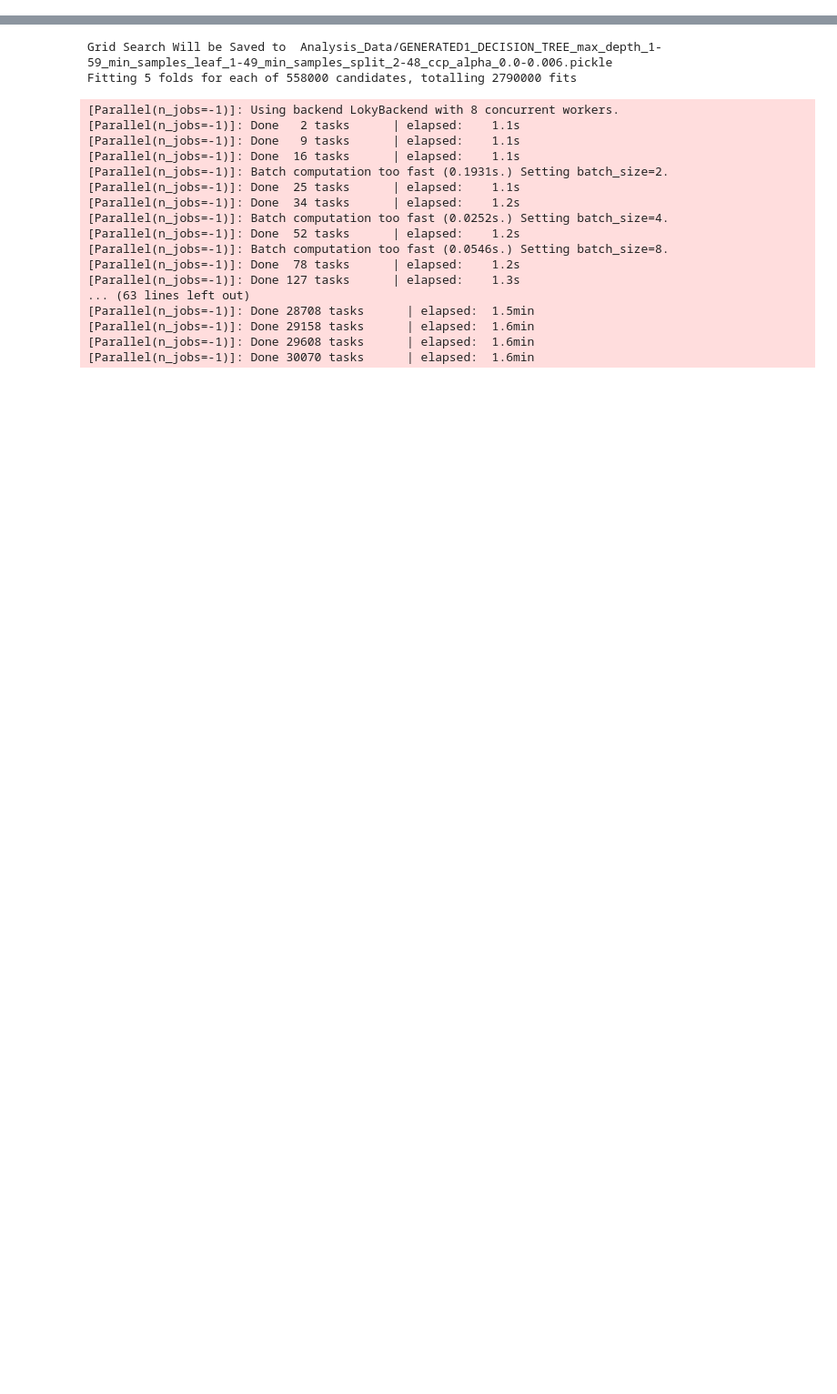
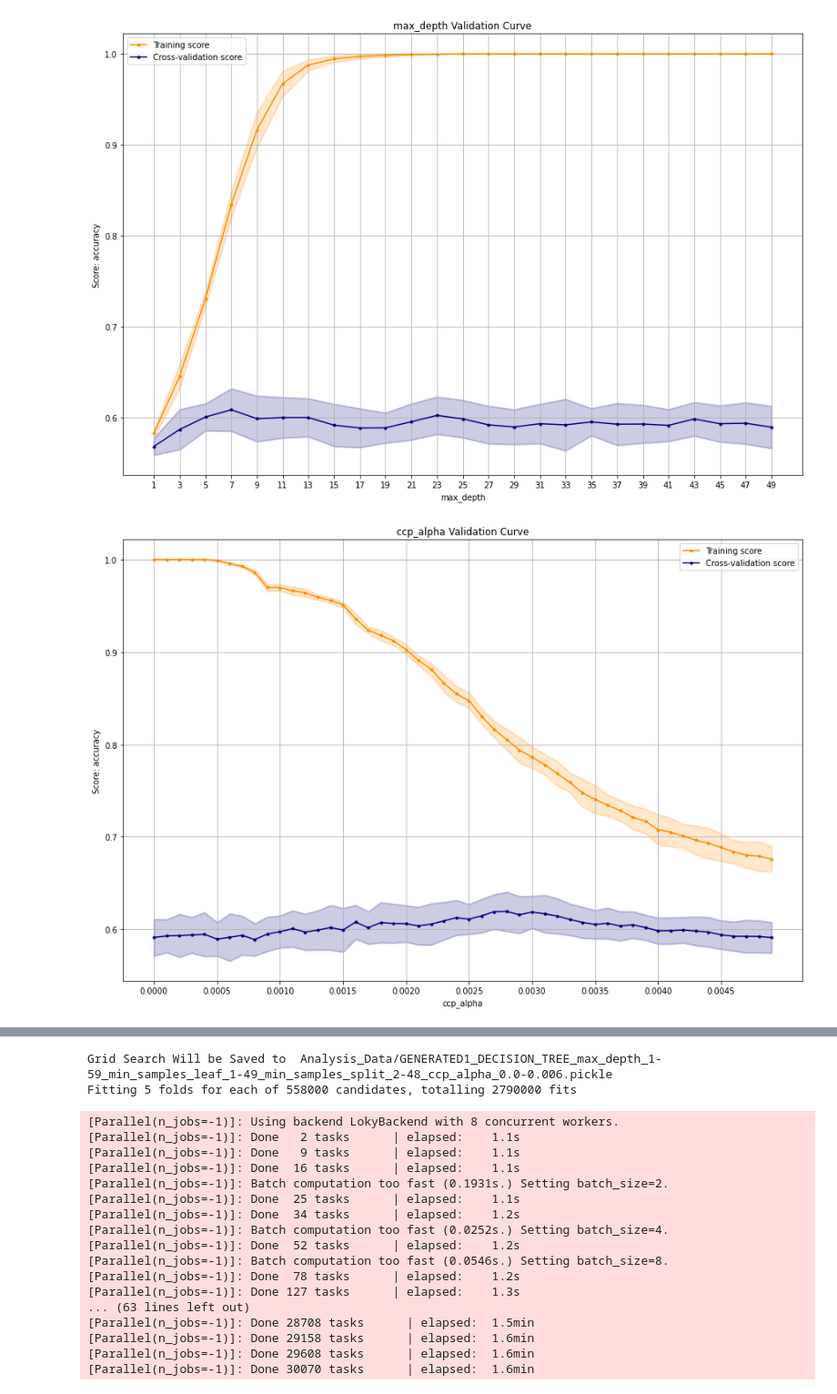
Before and after one commit to Inquisitive-ME/SupervisedLearning_Project_Code, a Jupyter notebook: DecisionTrees/generated_large_num_features_decision_trees_analysis.ipynb, the cells around one changed output, grey strips where cells are left out. Shown at 91% size. Cells and saved outputs as stored; diff of their text form; code cells hidden in the pictures; blank space fills up the shorter version.

```diff
--- a/DecisionTrees/generated_large_num_features_decision_trees_analysis.ipynb
+++ b/DecisionTrees/generated_large_num_features_decision_trees_analysis.ipynb
@@ -42,3 +42,14 @@ min_samples_leaf = [i for i in range(1, 200, 5)]
 max_depth = [i for i in range(1, 50, 2)]
 num_features = X_train.shape[1]
 max_features = [i for i in range(num_features+1)]
+# %%
+train_scores_mean, train_scores_std, test_scores_mean, test_scores_std = \
+TrainingCurves.perform_validation_curve(tree.DecisionTreeClassifier(), X_train, y_train, "max_depth", max_depth, 'accuracy', cv=TrainingCurves.get_cv())
+TrainingCurves.plot_validation_curve(train_scores_mean, train_scores_std, test_scores_mean, test_scores_std, "max_depth", max_depth, title="max_depth Validation Curve", scoring="accuracy", tick_spacing=1)
+
+train_scores_mean, train_scores_std, test_scores_mean, test_scores_std = \
+TrainingCurves.perform_validation_curve(tree.DecisionTreeClassifier(), X_train, y_train, "ccp_alpha", ccp_alpha, 'accuracy', cv=TrainingCurves.get_cv())
+TrainingCurves.plot_validation_curve(train_scores_mean, train_scores_std, test_scores_mean, test_scores_std, "ccp_alpha", ccp_alpha, title="ccp_alpha Validation Curve", scoring="accuracy", tick_spacing=5)
+# %% [output]
+[figure, added]
+[figure, added]
```
Also changed, not shown: parts of 5 cells of this notebook, 10 other files.
